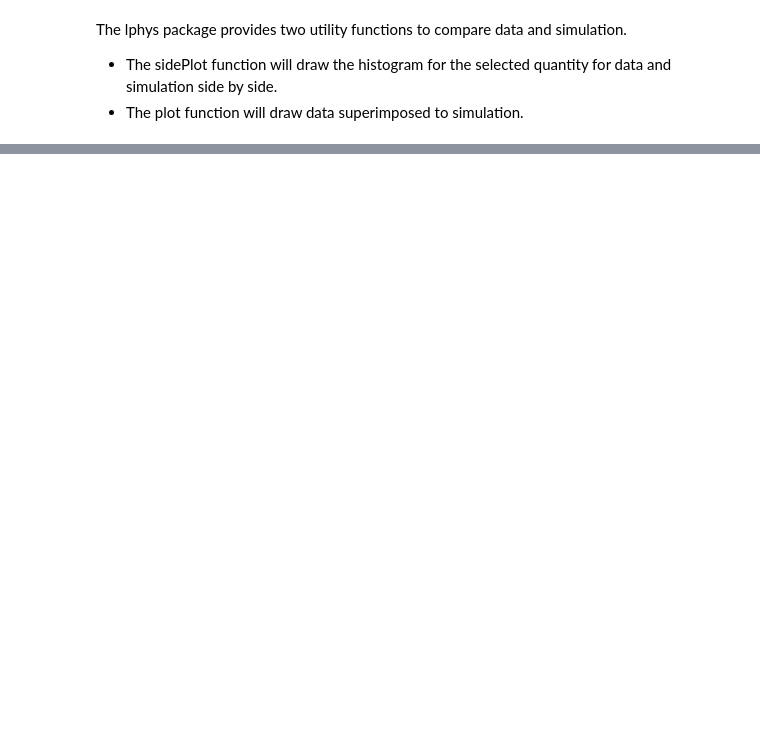
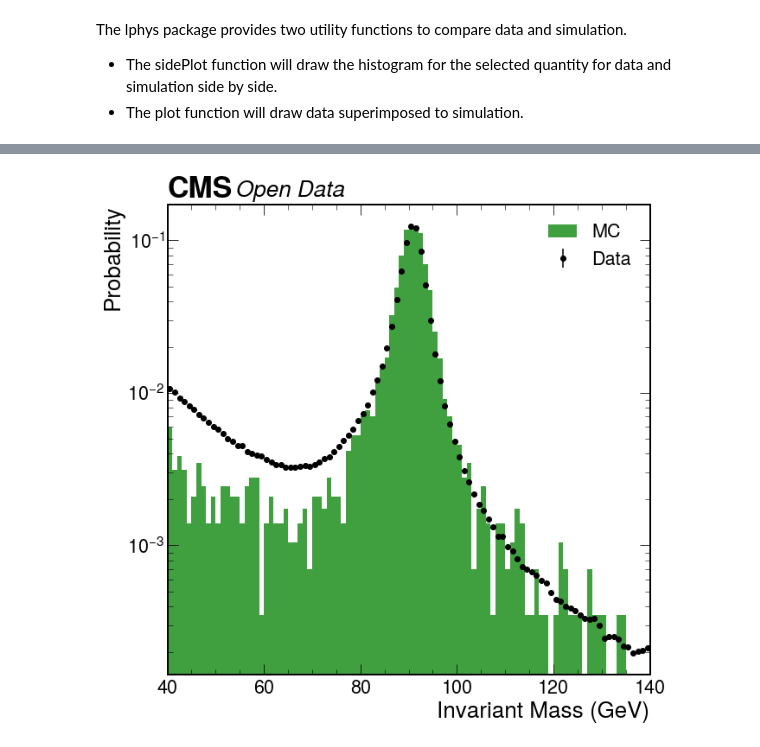
Before and after one commit to delaere/LPHY2131, a Jupyter notebook: analysis/labo2/Visualization.ipynb, the cells around one changed output, grey strips where cells are left out. Cells and saved outputs as stored; diff of their text form; code cells hidden in the pictures; blank space fills up the shorter version.

Commit message:
towards the full move to the Plotter

```diff
--- a/analysis/labo2/Visualization.ipynb
+++ b/analysis/labo2/Visualization.ipynb
@@ -102,0 +105,7 @@ lphys.plot(selected_data["invMass"], selected_simu["invMass"], [],
+# %%
+#same as above using Plotter instead.
+myplot = lphys.Plotter(None, logscale=True, legend=True, xlabel="Invariant Mass (GeV)", ylabel="Probability")
+myplot.setSimulation(selected_simu["invMass"])
+myplot(data=np.histogram(ak.to_numpy(selected_data["invMass"]).astype('double'), bins=100, range=(40,140),density=True))
+# %% [output]
+[figure, added]
```
Also changed, not shown: parts of 5 cells of this notebook, 3 other files.
